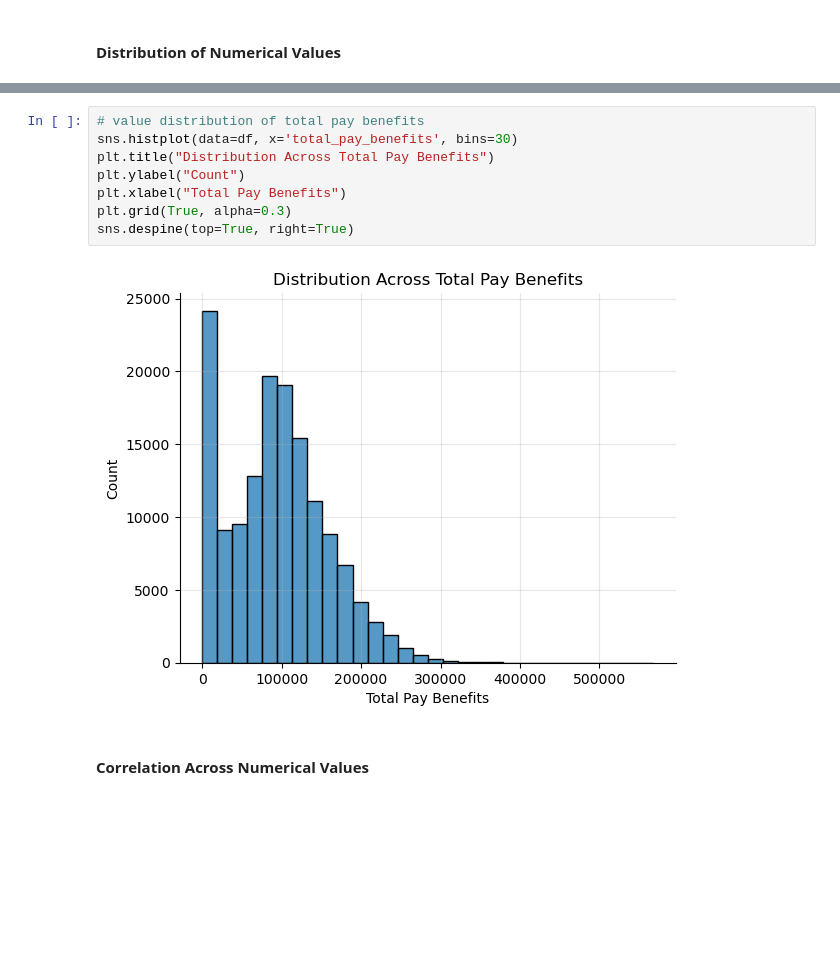
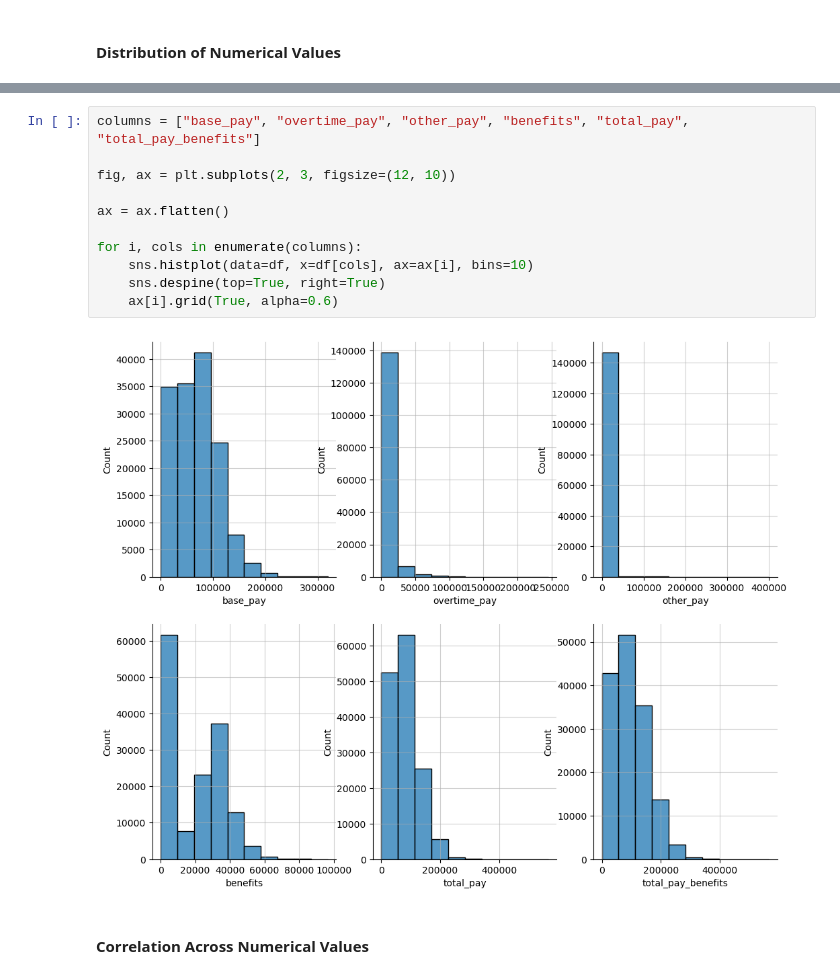
Before and after one commit to leiandrei/Salaries-Dataset-Cleaning-and-Aggregation, a Jupyter notebook: notebooks/analysis.ipynb, the cells around one changed output, grey strips where cells are left out. Cells and saved outputs as stored; diff of their text form; blank space fills up the shorter version.

```diff
--- a/notebooks/analysis.ipynb
+++ b/notebooks/analysis.ipynb
@@ -102,13 +68,16 @@ sns.despine(top=True, right=True)
-# %%
-# value distribution of total pay benefits
-sns.histplot(data=df, x='total_pay_benefits', bins=30)
-plt.title("Distribution Across Total Pay Benefits")
-plt.ylabel("Count")
-plt.xlabel("Total Pay Benefits")
-plt.grid(True, alpha=0.3)
-sns.despine(top=True, right=True)
-# %% [output]
-[figure, removed]
+# %%
+columns = ["base_pay", "overtime_pay", "other_pay", "benefits", "total_pay", "total_pay_benefits"]
+
+fig, ax = plt.subplots(2, 3, figsize=(12, 10))
+
+ax = ax.flatten()
+
+for i, cols in enumerate(columns):
+    sns.histplot(data=df, x=df[cols], ax=ax[i], bins=10)
+    sns.despine(top=True, right=True)
+    ax[i].grid(True, alpha=0.6)
+# %% [output]
+[figure, added]
 # %% [markdown]
 #### Correlation Across Numerical Values
 # %%
```
Also changed, not shown: parts of 21 cells of this notebook, 1 other file.
